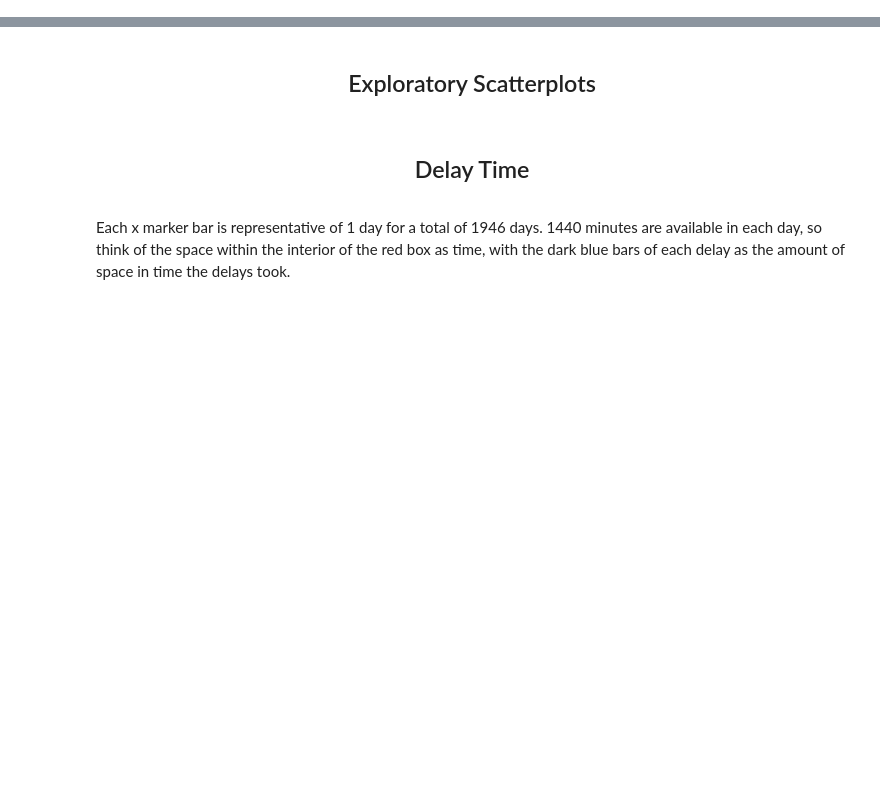
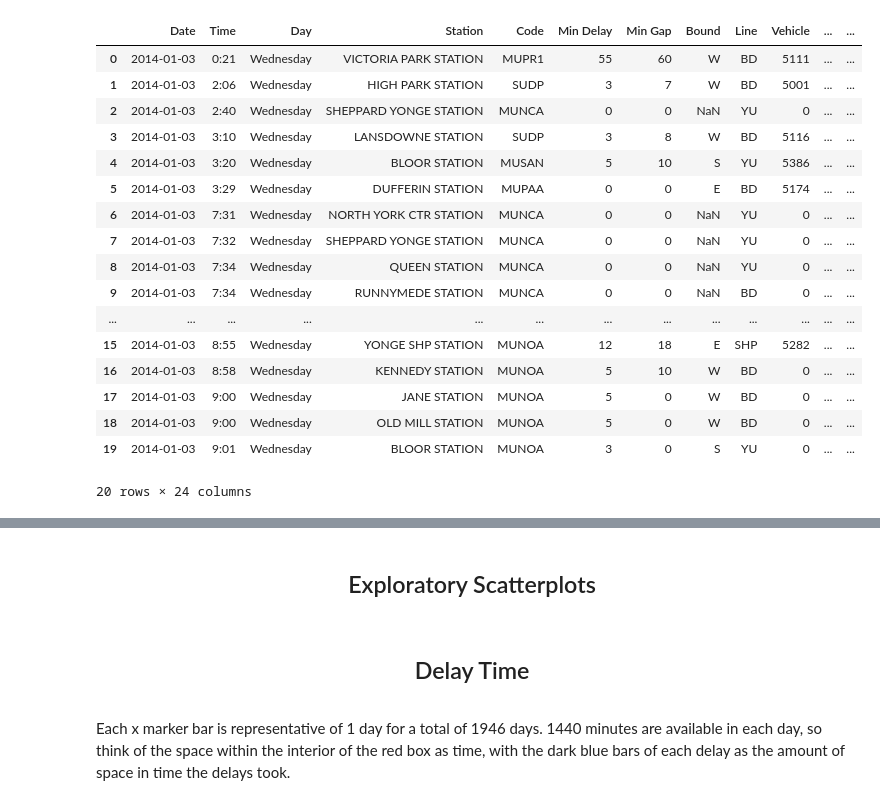
Before and after one commit to sishola/ttc-delays, a Jupyter notebook: SubwaySRT/subway_eda.ipynb, the cells around one changed output, grey strips where cells are left out. Drawn from its saved outputs; the diff is of its cells as text; code cells hidden in the pictures; blank space fills up the shorter version.

Commit message:
Data cleaning

```diff
--- a/SubwaySRT/subway_eda.ipynb
+++ b/SubwaySRT/subway_eda.ipynb
@@ -16,6 +17,8 @@ subway = pd.read_csv('ttc_subway_srt.csv')
 weather = pd.read_csv('weather.csv')
 holidays = pd.read_csv('holidays.csv')
 locations = pd.read_csv('subway_location.csv')
+ttc_stations = pd.read_csv('ttc_subway_stations.csv')
+subway_log_code_description = pd.read_csv('Subway_Log_Codes.csv')
 # %%
 subway['Date'] = pd.to_datetime(subway['Date'])
 weather['Date/Time'] = pd.to_datetime(weather['Date/Time'])
@@ -38,7 +41,66 @@ weather = weather.drop(columns=['Year', 'Month', 'Day'])
 
 subway = pd.merge(subway, weather, on='Date', how='left')
 subway = pd.merge(subway, holidays, on='Date', how='left')
+subway = pd.merge(subway, subway_log_code_description, on='Code', how='left')
+
+subway = subway.drop(columns=['Code Description'])
+
 
 subway['holiday'] = subway['holiday'].fillna('None')
+subway['Delay Group'] = subway['Delay Group'].fillna('Miscellaneous')
+# %%
+#Clean up "dirty" station names in the delay file to match actual station names
+ttc_stations = ttc_stations['Station'].str.upper()
+subway['Station'] = subway['Station'].str.upper()
+subway['Station'] = subway['Station'].str.strip()
+
+#for index, row in ttc_stations.iterrows():
+for row in ttc_stations:
+    subway['Station'] = np.where(subway['Station'].str.contains(row)
+            , row + ' STATION'
+            , subway['Station'])
+
+subway['Station'] = np.where(subway['Station'].str.contains('BESSARIAN STATION'), 'BESSARION STATION', subway['Station'])
+subway['Station'] = np.where(subway['Station'].str.contains('BATHUSRT STATION'), 'BATHURST STATION', subway['Station'])
+
+subway['Station'] = np.where(subway['Station'].str.contains('LEAVING YONGE/SHEPPARD'), 'SHEPPARD YONGE STATION', subway['Station'])
+subway['Station'] = np.where(subway['Station'].str.contains('LEAVING YONGE-SHEPPARD'), 'SHEPPARD YONGE STATION', subway['Station'])
+subway['Station'] = np.where(subway['Station'].str.contains('SHEPPARD LINE'), 'SHEPPARD YONGE STATION', subway['Station'])
+subway['Station'] = np.where(subway['Station'].str.contains('SHEPPARD STATION'), 'SHEPPARD YONGE STATION', subway['Station'])
+subway['Station'] = np.where(subway['Station'].str.contains('SHEPPARD STATION '), 'SHEPPARD YONGE STATION', subway['Station'])
+subway['Station'] = np.where(subway['Station'].str.contains('SHEPPARD SUBWAY LINE'), 'SHEPPARD YONGE STATION', subway['Station'])
+subway['Station'] = np.where(subway['Station'].str.contains('SHEPPARD WEST STATION'), 'SHEPPARD YONGE STATION', subway['Station'])
+subway['Station'] = np.where(subway['Station'].str.contains('SHEPPARD WYE'), 'SHEPPARD YONGE STATION', subway['Station'])
+subway['Station'] = np.where(subway['Station'].str.contains('SHEPPARD YONGE'), 'SHEPPARD YONGE STATION', subway['Station'])
+subway['Station'] = np.where(subway['Station'].str.contains('SHEPPARD YONGE STATION'), 'SHEPPARD YONGE STATION', subway['Station'])
+subway['Station'] = np.where(subway['Station'].str.contains('SHEPPARD-YONGE STATION'), 'SHEPPARD YONGE STATION', subway['Station'])
+
+subway['Station'] = np.where(subway['Station'].str.contains('GLENACAIRN STATION '), 'GLENCAIRN STATION', subway['Station'])
+subway['Station'] = np.where(subway['Station'].str.contains('GLENAYR EMERGENCY EXIT'), 'GLENCAIRN STATION', subway['Station'])
+subway['Station'] = np.where(subway['Station'].str.contains('GLENAYR SUBSTATION'), 'GLENCAIRN STATION', subway['Station'])
+
+
+subway['Station'] = np.where(subway['Station'].str.contains('169 DANFORTH AVENUE'), 'BROADVIEW STATION', subway['Station'])
+# %%
+subway.head(20)
+# %% [output]
+|  | Date | Time | Day | Station | Code | Min Delay | Min Gap | Bound | Line | Vehicle | ... | ... |
+| 0 | 2014-01-03 | 0:21 | Wednesday | VICTORIA PARK STATION | MUPR1 | 55 | 60 | W | BD | 5111 | ... | ... |
+| 1 | 2014-01-03 | 2:06 | Wednesday | HIGH PARK STATION | SUDP | 3 | 7 | W | BD | 5001 | ... | ... |
+| 2 | 2014-01-03 | 2:40 | Wednesday | SHEPPARD YONGE STATION | MUNCA | 0 | 0 | NaN | YU | 0 | ... | ... |
+| 3 | 2014-01-03 | 3:10 | Wednesday | LANSDOWNE STATION | SUDP | 3 | 8 | W | BD | 5116 | ... | ... |
+| 4 | 2014-01-03 | 3:20 | Wednesday | BLOOR STATION | MUSAN | 5 | 10 | S | YU | 5386 | ... | ... |
+| 5 | 2014-01-03 | 3:29 | Wednesday | DUFFERIN STATION | MUPAA | 0 | 0 | E | BD | 5174 | ... | ... |
+| 6 | 2014-01-03 | 7:31 | Wednesday | NORTH YORK CTR STATION | MUNCA | 0 | 0 | NaN | YU | 0 | ... | ... |
+| 7 | 2014-01-03 | 7:32 | Wednesday | SHEPPARD YONGE STATION | MUNCA | 0 | 0 | NaN | YU | 0 | ... | ... |
+| 8 | 2014-01-03 | 7:34 | Wednesday | QUEEN STATION | MUNCA | 0 | 0 | NaN | YU | 0 | ... | ... |
+| 9 | 2014-01-03 | 7:34 | Wednesday | RUNNYMEDE STATION | MUNCA | 0 | 0 | NaN | BD | 0 | ... | ... |
+| ... | ... | ... | ... | ... | ... | ... | ... | ... | ... | ... | ... | ... |
+| 15 | 2014-01-03 | 8:55 | Wednesday | YONGE SHP STATION | MUNOA | 12 | 18 | E | SHP | 5282 | ... | ... |
+| 16 | 2014-01-03 | 8:58 | Wednesday | KENNEDY STATION | MUNOA | 5 | 10 | W | BD | 0 | ... | ... |
+| 17 | 2014-01-03 | 9:00 | Wednesday | JANE STATION | MUNOA | 5 | 0 | W | BD | 0 | ... | ... |
+| 18 | 2014-01-03 | 9:00 | Wednesday | OLD MILL STATION | MUNOA | 5 | 0 | W | BD | 0 | ... | ... |
+| 19 | 2014-01-03 | 9:01 | Wednesday | BLOOR STATION | MUNOA | 3 | 0 | S | YU | 0 | ... | ... |
+20 rows × 24 columns
 # %%
 subway.to_csv('subway_master.csv')
```
Also changed, not shown: parts of 11 cells of this notebook, 2 other files.
